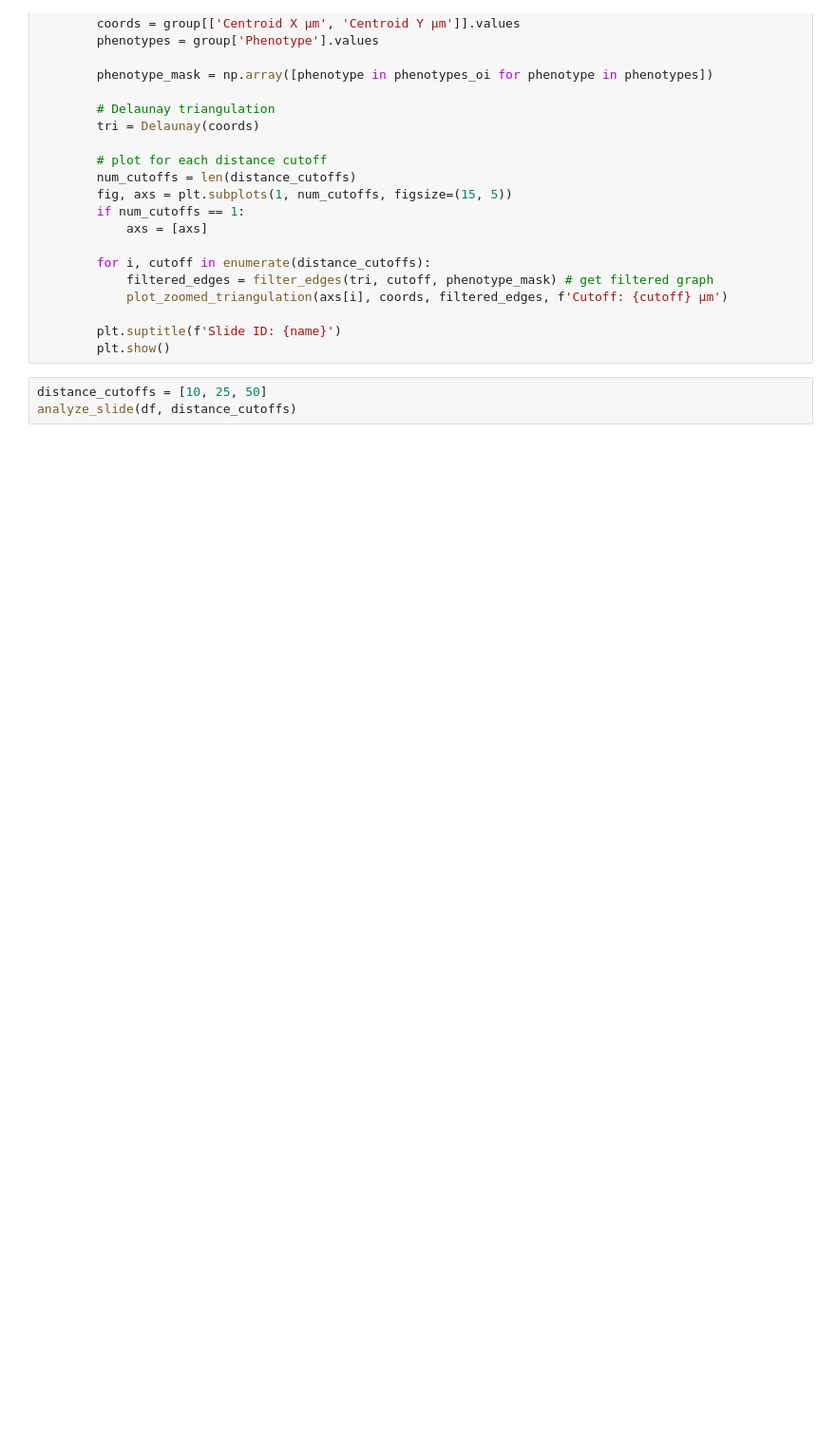
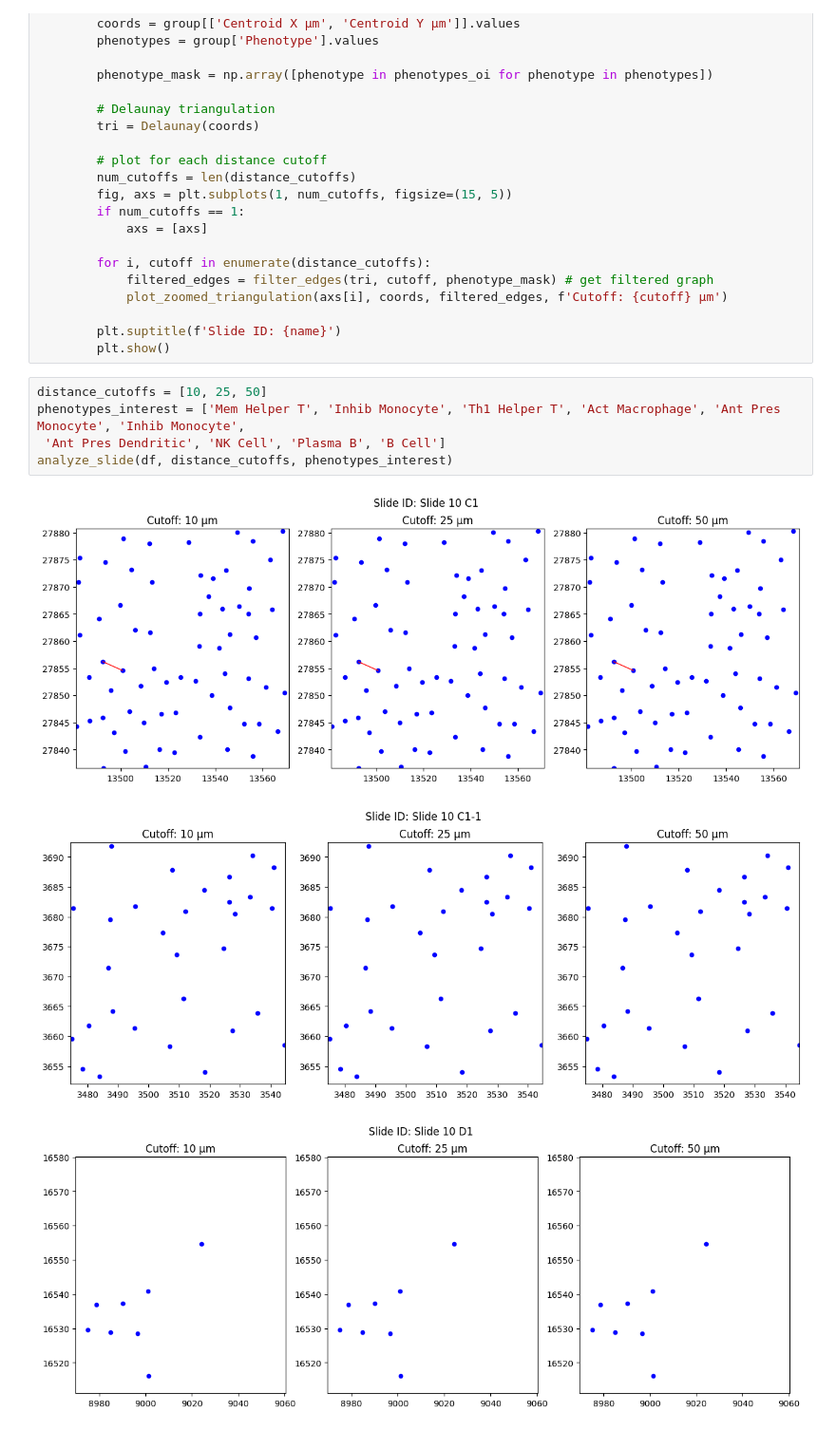
Before and after one commit to Pathomics-ai/Nguyenlab_multiplex, a Jupyter notebook: analysis/2d_voronoi.ipynb, the cells around one changed output. Shown at 95% size. Drawn from its saved outputs; the diff is of its cells as text; blank space fills up the shorter version.

Commit message:
partway run voronoi, not done zoomed in plots

```diff
--- a/analysis/2d_voronoi.ipynb
+++ b/analysis/2d_voronoi.ipynb
@@ -176,6 +193,12 @@ def analyze_slide(df, distance_cutoffs, phenotypes_oi):
 
         plt.suptitle(f'Slide ID: {name}')
         plt.show()
-# %%
-distance_cutoffs = [10, 25, 50]
-analyze_slide(df, distance_cutoffs)
+# %%
+distance_cutoffs = [10, 25, 50]
+phenotypes_interest = ['Mem Helper T', 'Inhib Monocyte', 'Th1 Helper T', 'Act Macrophage', 'Ant Pres Monocyte', 'Inhib Monocyte',
+ 'Ant Pres Dendritic', 'NK Cell', 'Plasma B', 'B Cell']
+analyze_slide(df, distance_cutoffs, phenotypes_interest)
+# %% [output]
+[figure, added]
+[figure, added]
+[figure, added]
```
Also changed, not shown: parts of 5 cells of this notebook.
